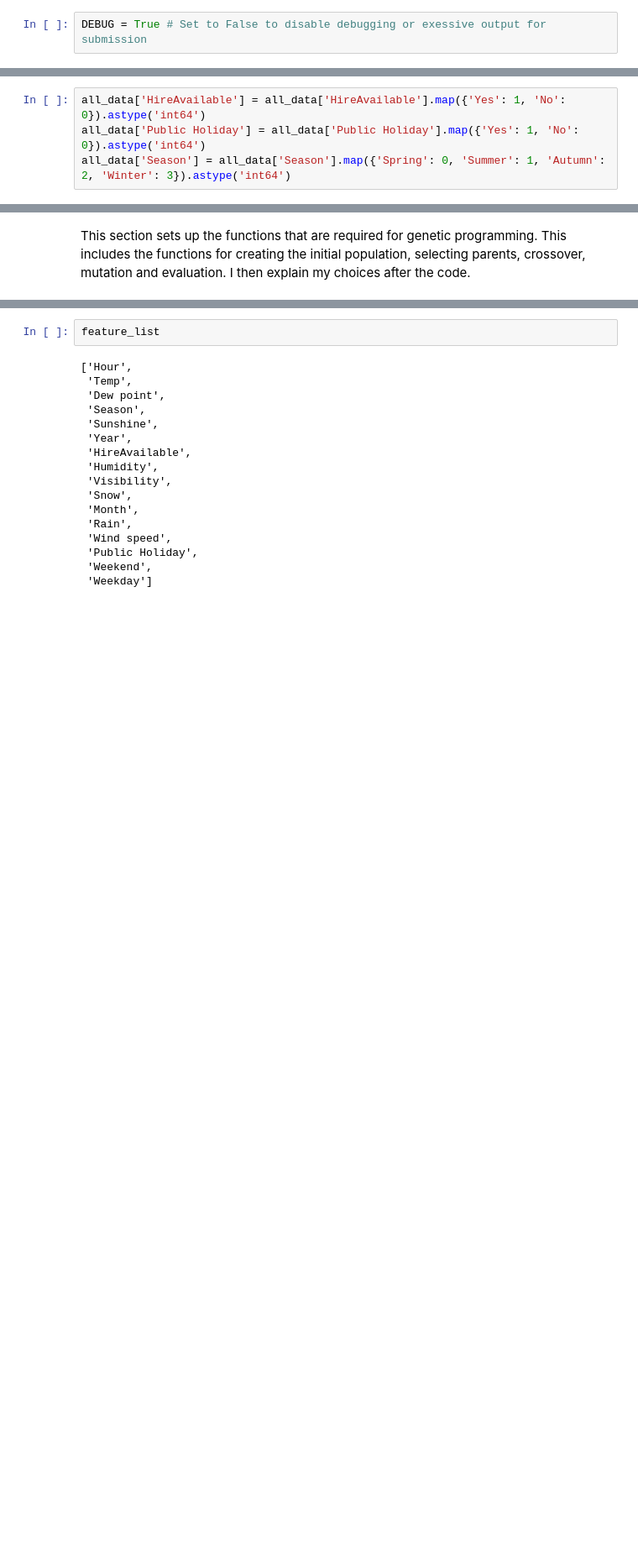
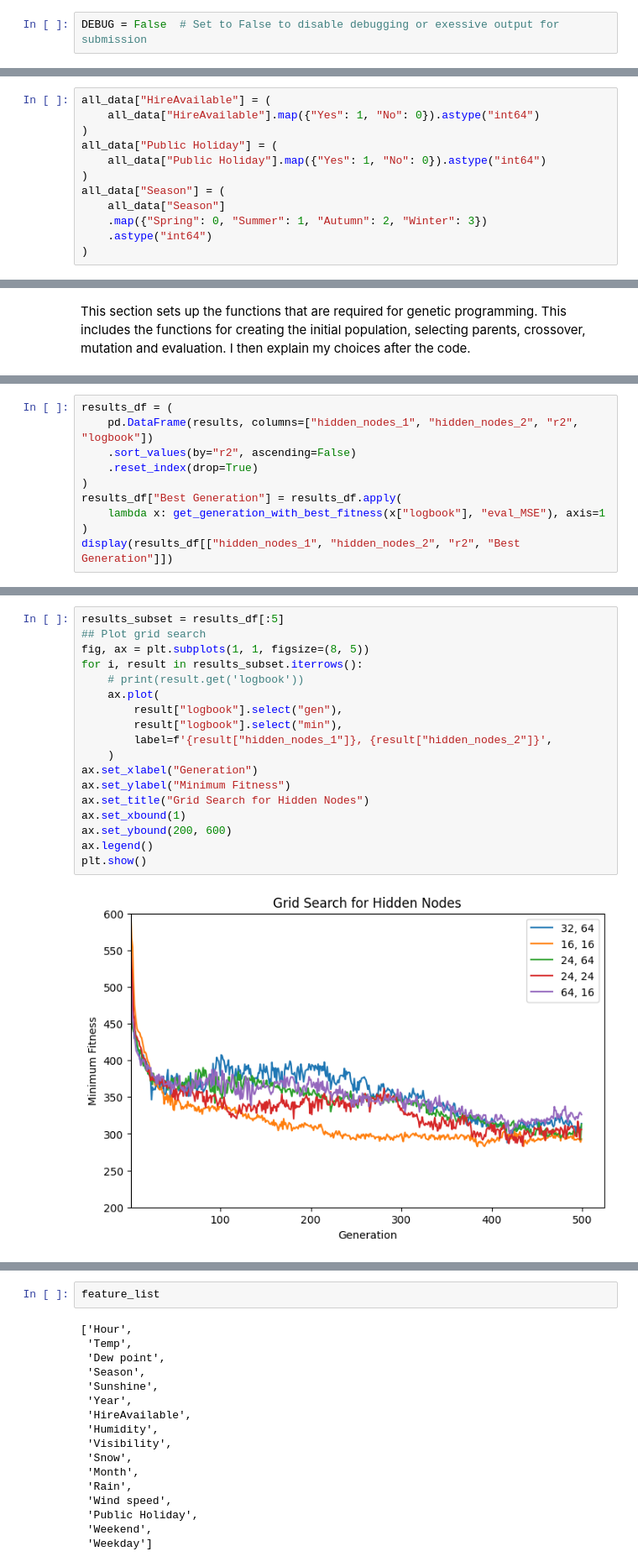
Before and after one commit to katie291100/evac-exam, a Jupyter notebook: final-part1 copy.ipynb, the cells around one changed output, grey strips where cells are left out. Shown at 84% size. Drawn from its saved outputs; the diff is of its cells as text; blank space fills up the shorter version.

```diff
--- a/final-part1 copy.ipynb
+++ b/final-part1 copy.ipynb
@@ -1,4 +1,4 @@
 # %% [markdown]
 # Question 1
 # %%
-DEBUG = True # Set to False to disable debugging or exessive output for submission
+DEBUG = False  # Set to False to disable debugging or exessive output for submission
@@ -94,9 +83,17 @@ all_data.drop(columns='Date', inplace=True)
 # %% [markdown]
 We also change the data type of the following columns from strings to integers so that we can use them in our model:
 # %%
-all_data['HireAvailable'] = all_data['HireAvailable'].map({'Yes': 1, 'No': 0}).astype('int64')
-all_data['Public Holiday'] = all_data['Public Holiday'].map({'Yes': 1, 'No': 0}).astype('int64')
-all_data['Season'] = all_data['Season'].map({'Spring': 0, 'Summer': 1, 'Autumn': 2, 'Winter': 3}).astype('int64')
+all_data["HireAvailable"] = (
+    all_data["HireAvailable"].map({"Yes": 1, "No": 0}).astype("int64")
+)
+all_data["Public Holiday"] = (
+    all_data["Public Holiday"].map({"Yes": 1, "No": 0}).astype("int64")
+)
+all_data["Season"] = (
+    all_data["Season"]
+    .map({"Spring": 0, "Summer": 1, "Autumn": 2, "Winter": 3})
+    .astype("int64")
+)
 # %% [markdown]
 This is an example of the data after the adjustments:
 # %%
@@ -448,0 +758,10 @@ def eval_MAE(individual, myNet, evdata, feature_list):
+# %%
+results_df = (
+    pd.DataFrame(results, columns=["hidden_nodes_1", "hidden_nodes_2", "r2", "logbook"])
+    .sort_values(by="r2", ascending=False)
+    .reset_index(drop=True)
+)
+results_df["Best Generation"] = results_df.apply(
+    lambda x: get_generation_with_best_fitness(x["logbook"], "eval_MSE"), axis=1
+)
+display(results_df[["hidden_nodes_1", "hidden_nodes_2", "r2", "Best Generation"]])
@@ -448,0 +794,20 @@ def eval_MAE(individual, myNet, evdata, feature_list):
+# %%
+results_subset = results_df[:5]
+## Plot grid search
+fig, ax = plt.subplots(1, 1, figsize=(8, 5))
+for i, result in results_subset.iterrows():
+    # print(result.get('logbook'))
+    ax.plot(
+        result["logbook"].select("gen"),
+        result["logbook"].select("min"),
+        label=f'{result["hidden_nodes_1"]}, {result["hidden_nodes_2"]}',
+    )
+ax.set_xlabel("Generation")
+ax.set_ylabel("Minimum Fitness")
+ax.set_title("Grid Search for Hidden Nodes")
+ax.set_xbound(1)
+ax.set_ybound(200, 600)
+ax.legend()
+plt.show()
+# %% [output]
+[figure, added]
```
Also changed, not shown: parts of 88 cells of this notebook, 1 other file.
